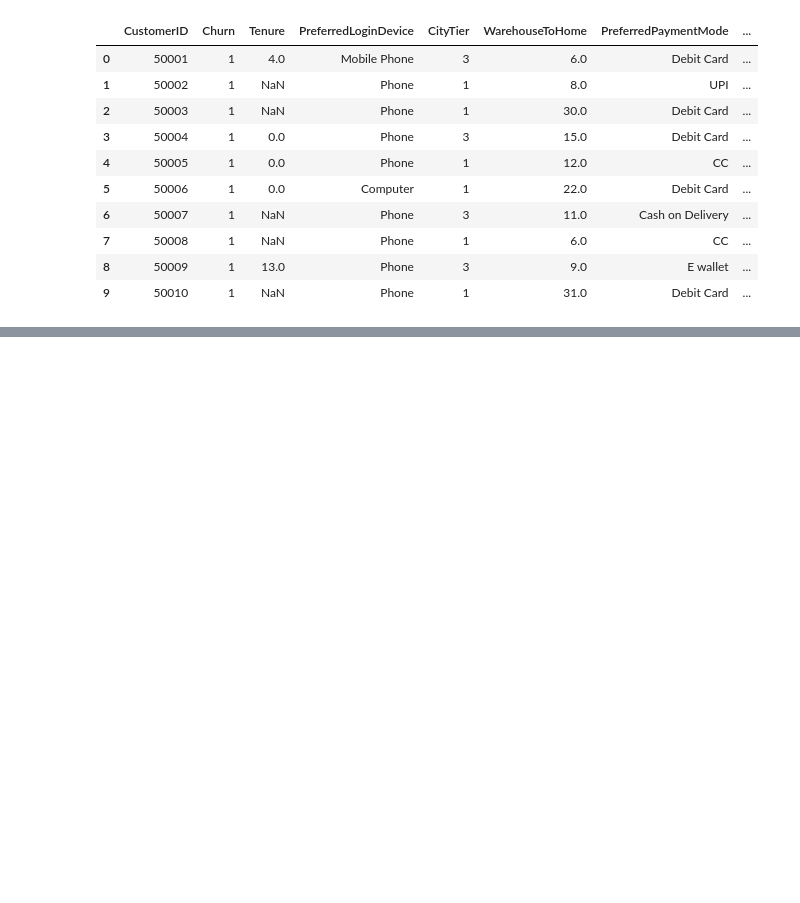
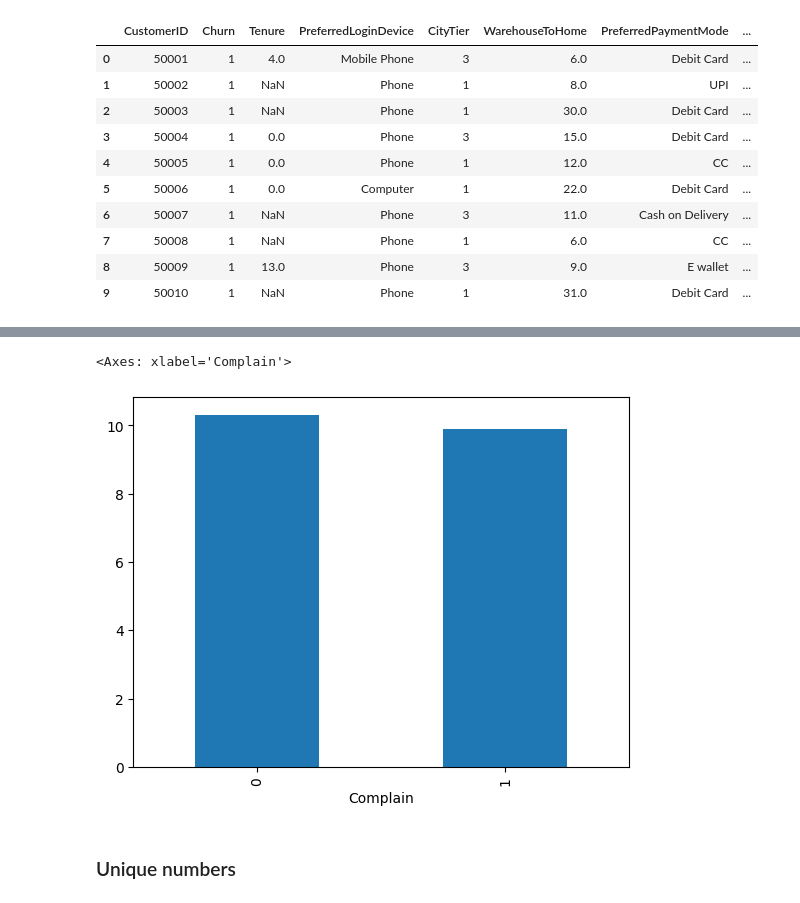
Before and after one commit to alaka-deepak/Retail-data-science-portfolio-, a Jupyter notebook: churn/Notebook/Churn_prediction.ipynb, the cells around one changed output, grey strips where cells are left out. Saved outputs shown, nothing was run; the diff lists cells and outputs as text; code cells hidden in the pictures; blank space fills up the shorter version.

```diff
--- a/churn/Notebook/Churn_prediction.ipynb
+++ b/churn/Notebook/Churn_prediction.ipynb
@@ -48,0 +237,4 @@ data.head(10)
+# %%
+str_col=['PreferredPaymentMode','PreferedOrderCat','PreferredLoginDevice','MaritalStatus','Gender']
+for col in str_col:
+    print(data[col].astype('category'))
@@ -64,0 +300,8 @@ data
+# %%
+data.groupby("Complain")["Tenure"].mean()
+data.groupby("Complain")["Tenure"].mean().plot(kind="bar")
+# %% [output]
+<Axes: xlabel='Complain'>
+[figure, added]
+# %% [markdown]
+### Unique numbers
```
Also changed, not shown: parts of 42 cells of this notebook.
